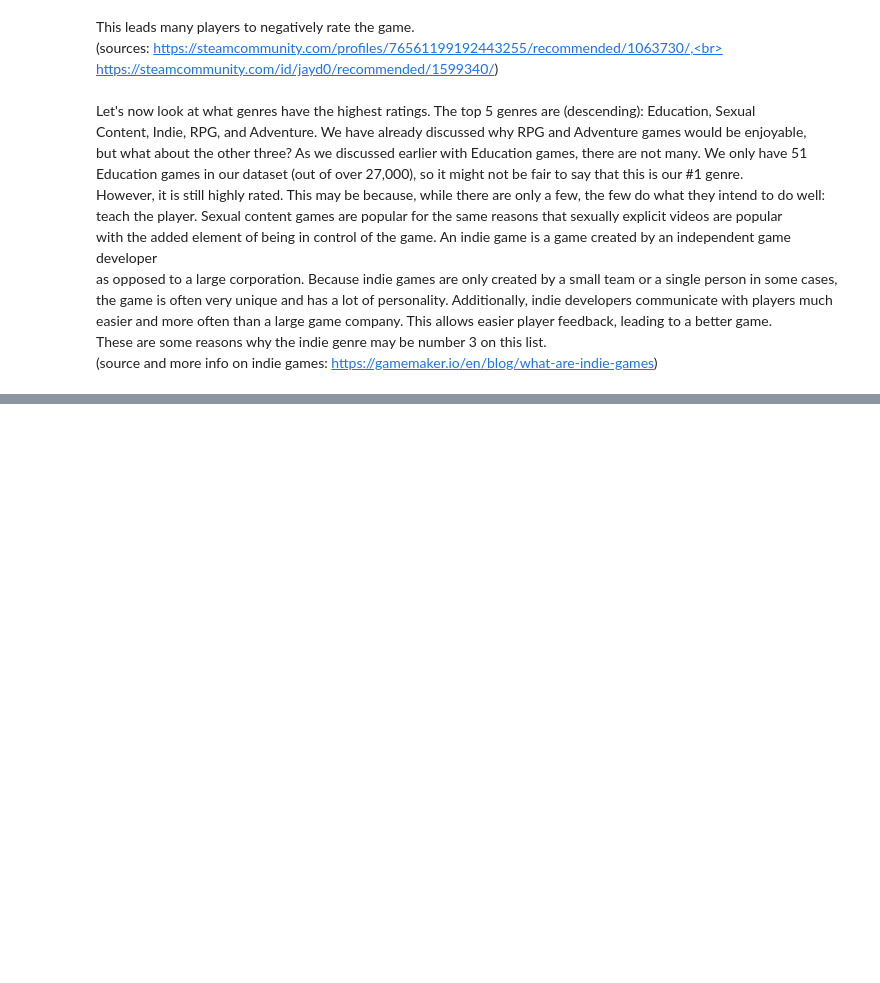
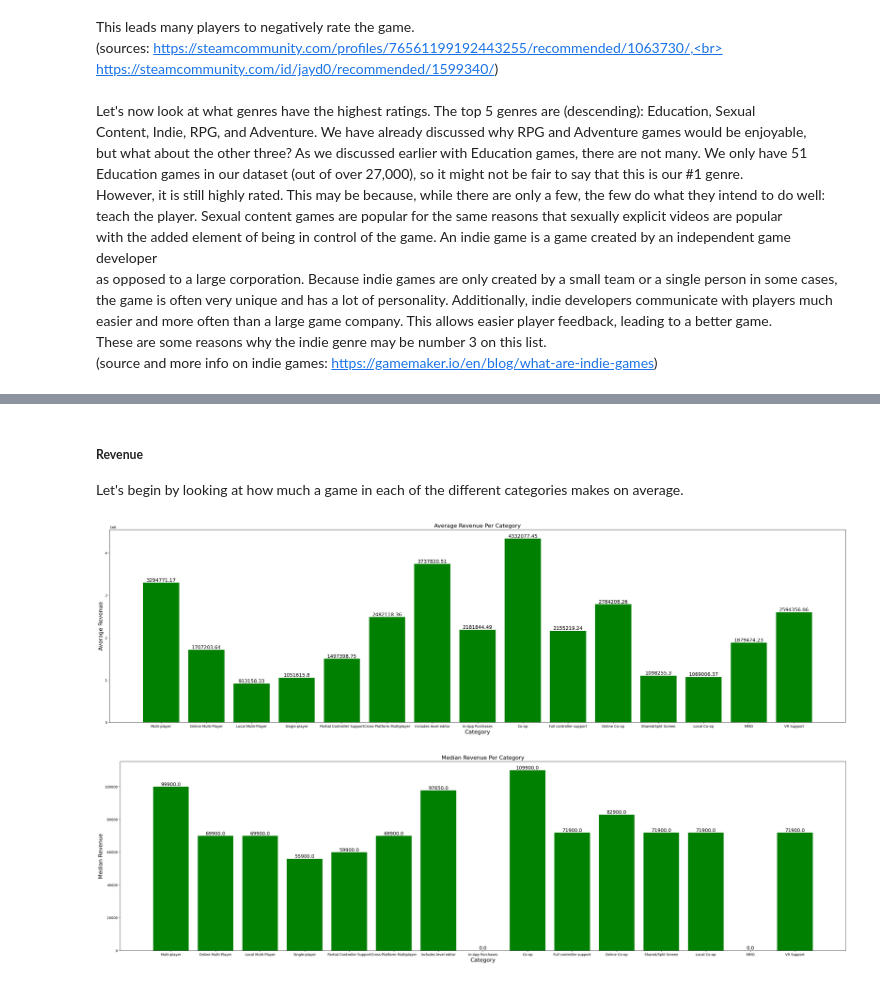
Before and after one commit to kevinrr888/kevinrr888.github.io, a Jupyter notebook: game_popularity.ipynb, the cells around one changed output, grey strips where cells are left out. Drawn from its saved outputs; the diff is of its cells as text; code cells hidden in the pictures; blank space fills up the shorter version.

```diff
--- a/game_popularity.ipynb
+++ b/game_popularity.ipynb
@@ -469,15 +480,15 @@ plt.ylabel("Average Playtime (in Minutes)", fontsize=16)
 plt.title("Average Playtime Per Free Genre (in Minutes)", fontsize=16)
 
 free_games = games_df.loc[games_df["genre_Free to Play"] == 1]
-genre_to_rev = {}
+genre_to_playtime = {}
 for genre in genres:
     # Filter the df to just include the rows/games which are the genre 'genre'
     free_genre_games = free_games.loc[games_df["genre_" + genre] == 1]
     # Round to avoid long chart labels
-    genre_to_rev.update({genre : round(mean(free_genre_games['average_playtime']), 2)})
+    genre_to_playtime.update({genre : round(mean(free_genre_games['average_playtime']), 2)})
 
-barplot = plt.bar(genre_to_rev.keys(), genre_to_rev.values(), color='teal')
-plt.bar_label(barplot, labels=genre_to_rev.values(), fontsize=14)
+barplot = plt.bar(genre_to_playtime.keys(), genre_to_playtime.values(), color='teal')
+plt.bar_label(barplot, labels=genre_to_playtime.values(), fontsize=14)
 plt.show()
 # %% [output]
 [figure]
@@ -560,0 +579,8 @@ These are some reasons why the indie genre may be number 3 on this list.<br>
+# %%
+print(unique_col_elts('categories'))
+
+categories = ['Multi-player', 'Online Multi-Player', 'Local Multi-Player', 'Single-player', 'Partial Controller Support',
+'Cross-Platform Multiplayer', 'Includes level editor', 'In-App Purchases', 'Co-op', 'Full controller support',
+'Online Co-op', 'Shared/Split Screen', 'Local Co-op', 'MMO', 'VR Support', 'Mods', 'Mods (require HL2)']
+for cat in categories:
+    print("Num entries of category " + cat + ":", len(games_df.loc[games_df["category_" + cat] == 1]))
@@ -560,0 +621,50 @@ These are some reasons why the indie genre may be number 3 on this list.<br>
+# %% [markdown]
+##### **Revenue**
+Let's begin by looking at how much a game in each of the different categories makes on average.
+# %%
+categories = ['Multi-player', 'Online Multi-Player', 'Local Multi-Player', 'Single-player', 'Partial Controller Support',
+'Cross-Platform Multiplayer', 'Includes level editor', 'In-App Purchases', 'Co-op', 'Full controller support',
+'Online Co-op', 'Shared/Split Screen', 'Local Co-op', 'MMO', 'VR Support']
+
+plt.figure(figsize=(38,10))
+plt.xlabel("Category", fontsize=16)
+plt.ylabel("Average Revenue", fontsize=16)
+plt.title("Average Revenue Per Category", fontsize=16)
+
+cat_to_rev = {}
+# For each category we will plot the average revenue
+for cat in categories:
+    # Filter the df to just include the rows/games which are the genre 'genre'
+    filtered_df = games_df.loc[games_df["category_" + cat] == 1]
+    # There is only one game with a revenue of more than 0.5*10^9 (has value 2*10^9)
+    # We can drop this outlier.
+    filtered_df = filtered_df.drop(filtered_df[filtered_df["est_revenue"] > 0.5*10**9].index)
+    # Round to avoid long chart labels
+    cat_to_rev.update({cat : round(mean(filtered_df['est_revenue']), 2)})
+
+barplot = plt.bar(cat_to_rev.keys(), cat_to_rev.values(), color='green')
+plt.bar_label(barplot, labels=cat_to_rev.values(), fontsize=14)
+plt.show()
+
+plt.figure(figsize=(38,10))
+plt.xlabel("Category", fontsize=16)
+plt.ylabel("Median Revenue", fontsize=16)
+plt.title("Median Revenue Per Category", fontsize=16)
+
+cat_to_rev = {}
+# For each category we will plot the median revenue
+for cat in categories:
+    # Filter the df to just include the rows/games which are the genre 'genre'
+    filtered_df = games_df.loc[games_df["category_" + cat] == 1]
+    # There is only one game with a revenue of more than 0.5*10^9 (has value 2*10^9)
+    # We can drop this outlier.
+    filtered_df = filtered_df.drop(filtered_df[filtered_df["est_revenue"] > 0.5*10**9].index)
+    # Round to avoid long chart labels
+    cat_to_rev.update({cat : round(median(filtered_df['est_revenue']), 2)})
+
+barplot = plt.bar(cat_to_rev.keys(), cat_to_rev.values(), color='green')
+plt.bar_label(barplot, labels=cat_to_rev.values(), fontsize=14)
+plt.show()
+# %% [output]
+[figure, added]
+[figure, added]
```
Also changed, not shown: parts of 14 cells of this notebook.
